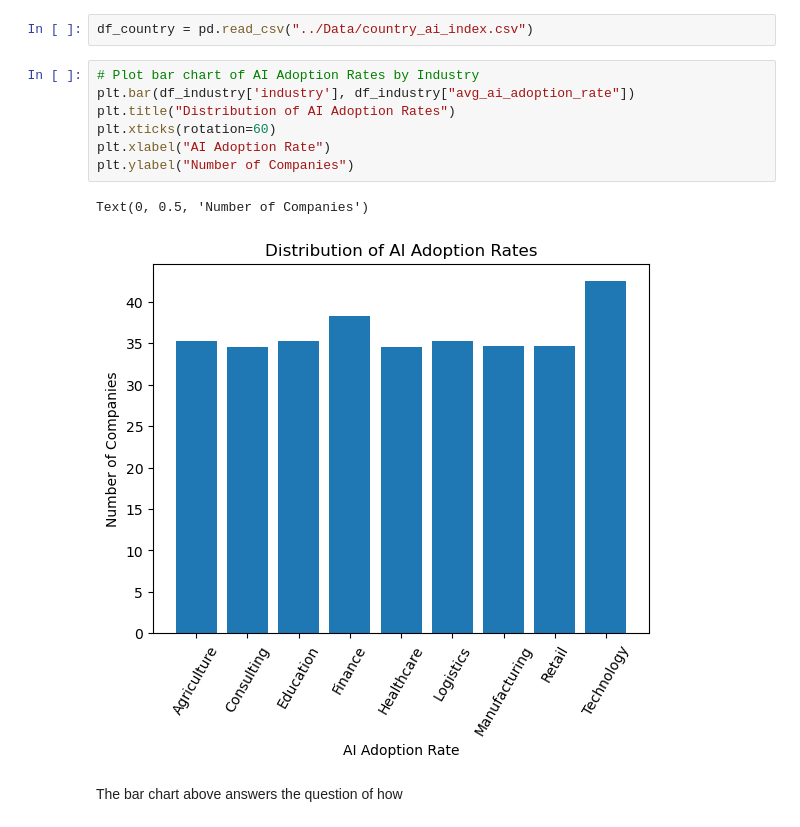
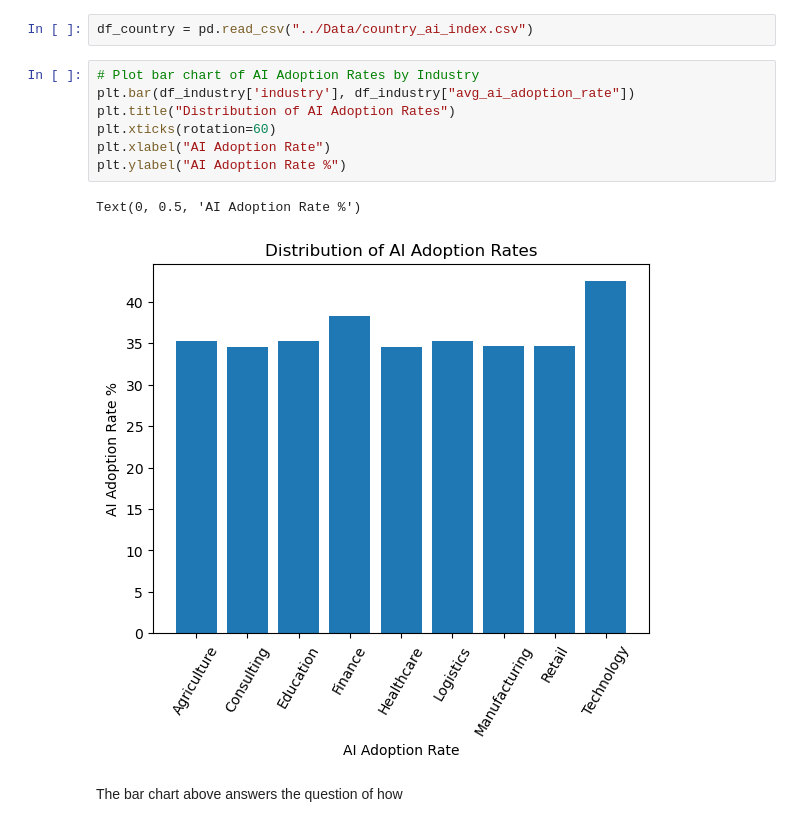
Before and after one commit to S-Shockley/MidtermAIAdoption, a Jupyter notebook: Notebooks/MidtermAIAdoption ProdTest.ipynb, the cells around one changed output. Drawn from its saved outputs; the diff is of its cells as text.

```diff
--- a/Notebooks/MidtermAIAdoption ProdTest.ipynb
+++ b/Notebooks/MidtermAIAdoption ProdTest.ipynb
@@ -18,13 +18,13 @@ df_country = pd.read_csv("../Data/country_ai_index.csv")
 # %%
 # Plot bar chart of AI Adoption Rates by Industry
 plt.bar(df_industry['industry'], df_industry["avg_ai_adoption_rate"])
 plt.title("Distribution of AI Adoption Rates")
 plt.xticks(rotation=60)
 plt.xlabel("AI Adoption Rate")
-plt.ylabel("Number of Companies")
+plt.ylabel("AI Adoption Rate %")
 # %% [output]
-Text(0, 0.5, 'Number of Companies')
+Text(0, 0.5, 'AI Adoption Rate %')
-[figure, old version]
+[figure, new version]
 # %% [markdown]
 The bar chart above answers the question of how
 # %%
```
Also changed, not shown: parts of 2 cells of this notebook, 10 other files.
